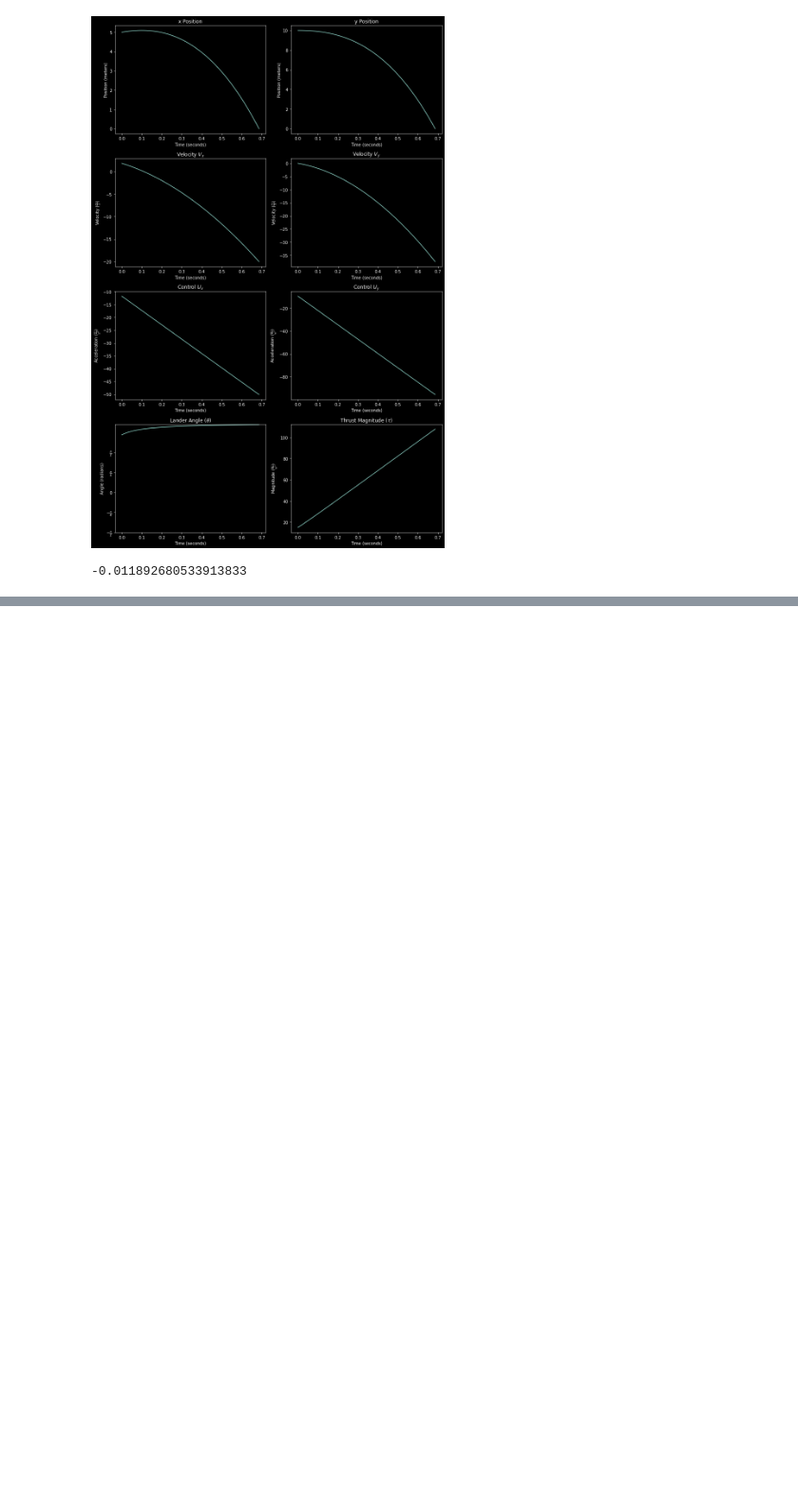
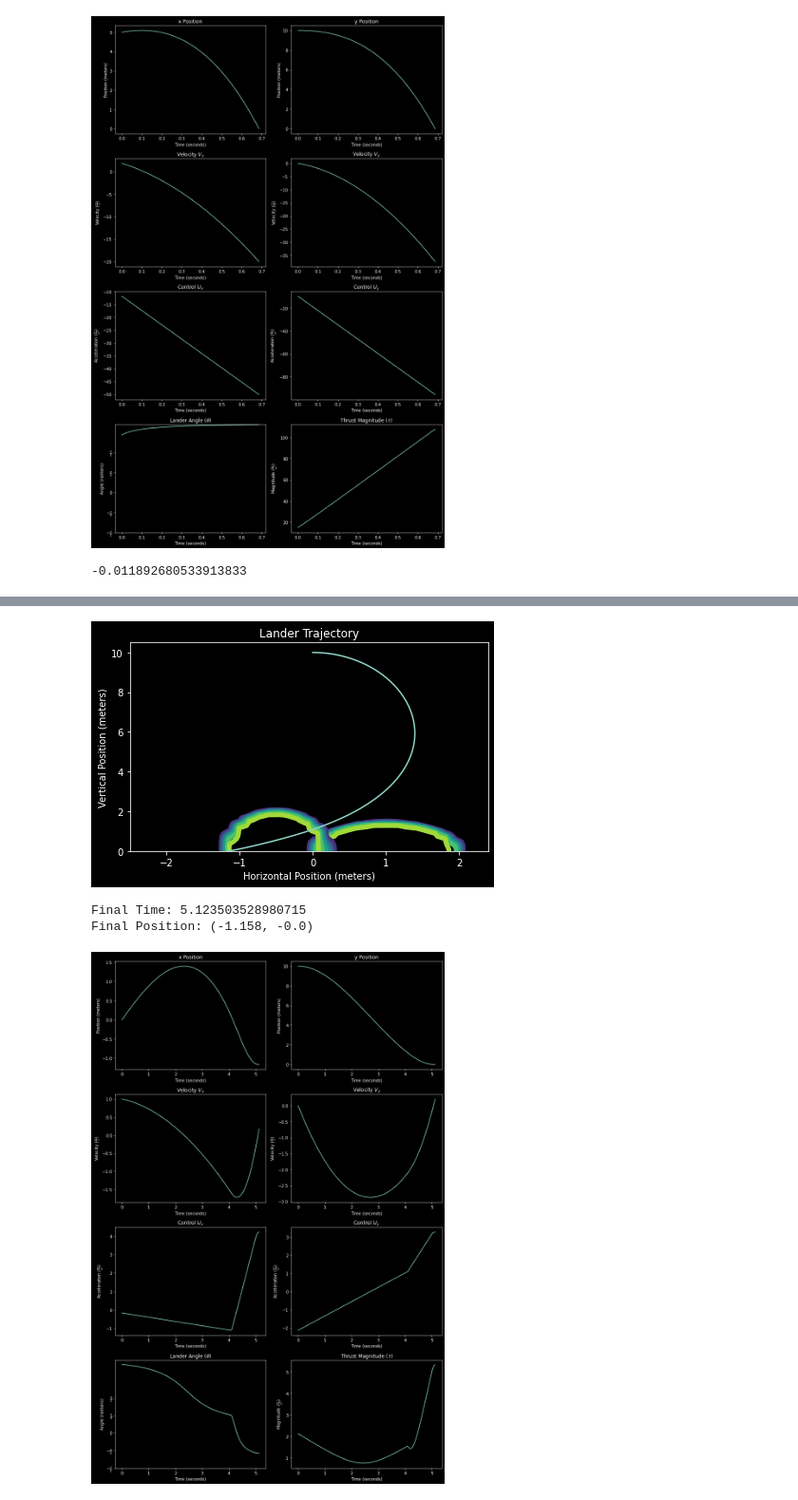
Before and after one commit to jpatrickb/moonlander_optimal_control, a Jupyter notebook: landing_zones.ipynb, the cells around one changed output, grey strips where cells are left out. Shown: that part at 95% size. Drawn from its saved outputs; the diff is of its cells as text; code cells hidden in the pictures; blank space fills up the shorter version.

```diff
--- a/landing_zones.ipynb
+++ b/landing_zones.ipynb
@@ -267,0 +277,19 @@ Final Position: (4.395, -0.0)
+# %%
+pos_init = (0., 10.)
+v = 1.
+
+obstacle1 = Obstacle(r=(1., 2.), c=(1., 0.), lam=25.)
+obstacle2 = Obstacle(r=(1., 3.), c=(5., 0.), lam=25.)
+# obstacle3 = Obstacle(r=(1., 1.), c=(2., 4.), lam=30.)
+obstacle4 = Obstacle(r=(.5, 4.), c=(-.5, 0.), lam=25.)
+
+t, x, y, xp, yp, ux, uy, tf = lunar_lander_obstacles(pos_init, v, [obstacle1, obstacle2, obstacle4], nu=40, alpha=1., beta=25., gamma=1.)
+
+
+make_trajectory_plot(x, y, [obstacle1, obstacle2, obstacle4], xlim=(-2.5, np.max(x)+1))
+make_plots(t, x, y, xp, yp, ux, uy, tf)
+# %% [output]
+[figure, added]
+Final Time: 5.123503528980715
+Final Position: (-1.158, -0.0)
+[figure, added]
```
Also changed, not shown: parts of 4 cells of this notebook, 1 other file.
